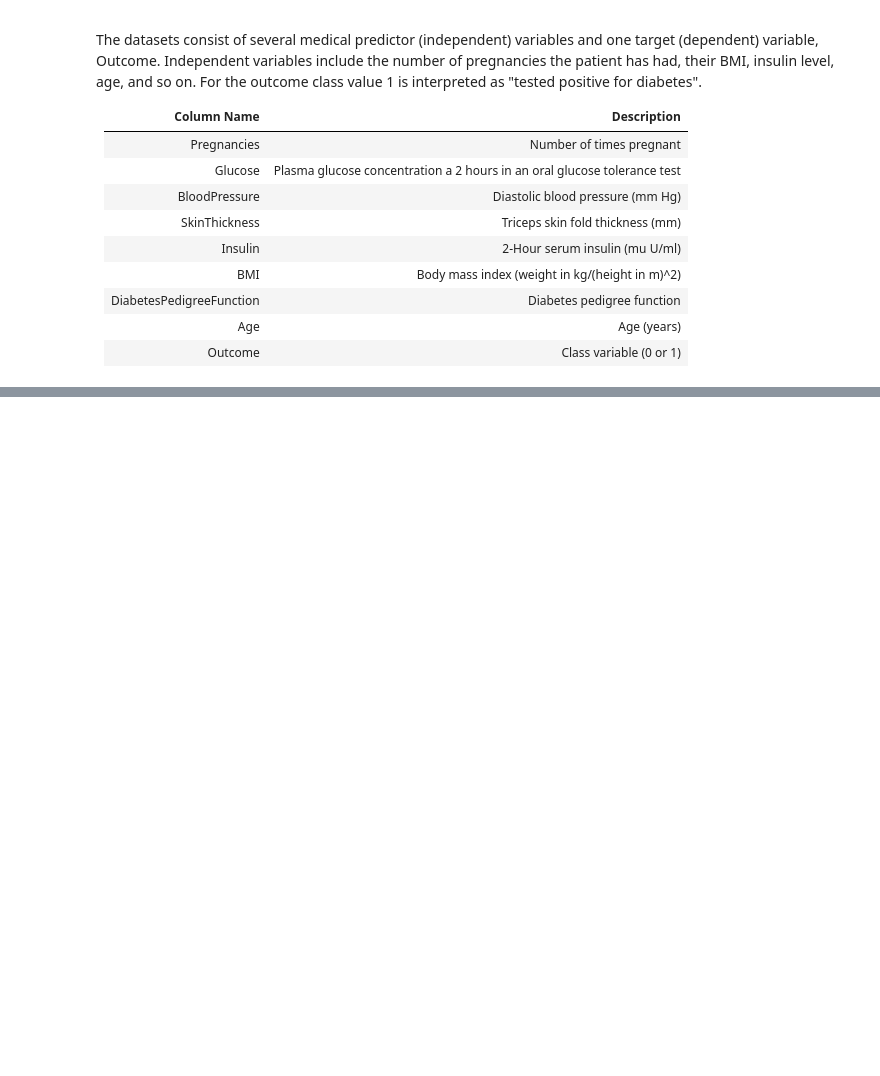
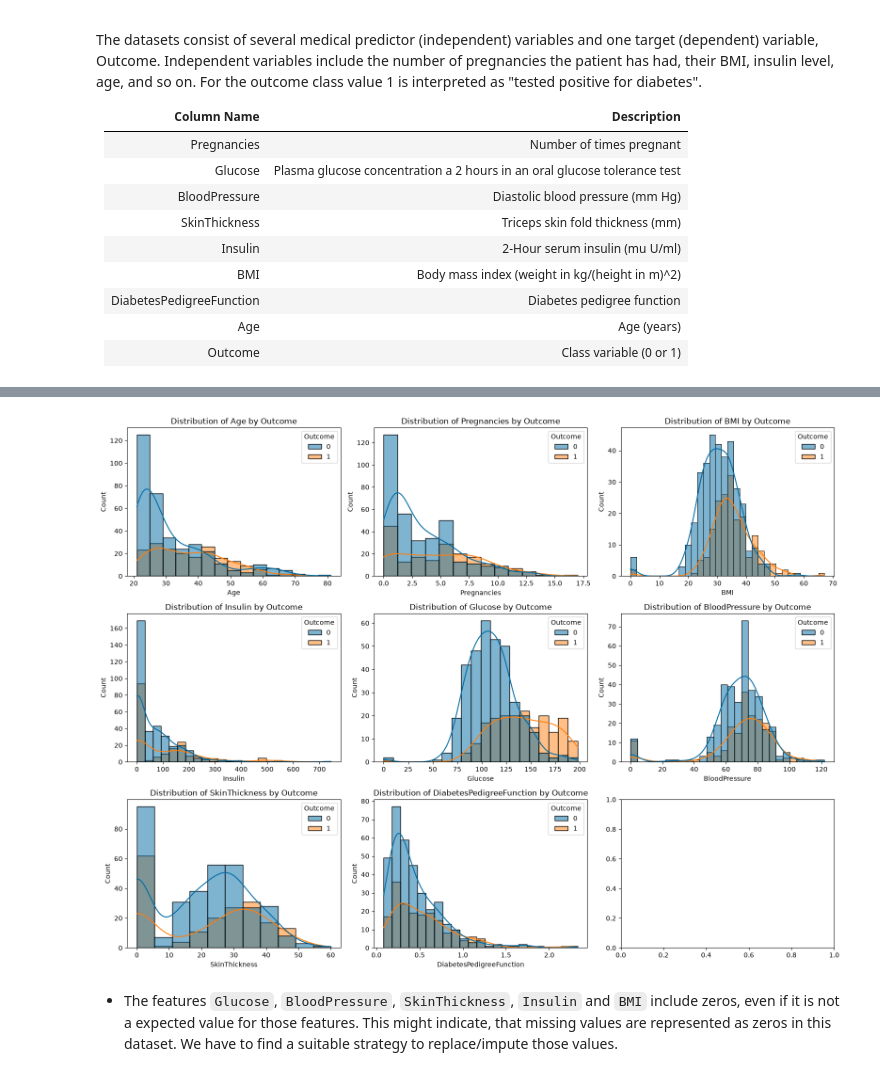
Before and after one commit to Maryam-Sajedi/ml-diabetes_challenge, a Jupyter notebook: 1_diabetes_challenge.ipynb, the cells around one changed output, grey strips where cells are left out. Drawn from its saved outputs; the diff is of its cells as text; code cells hidden in the pictures; blank space fills up the shorter version.

Commit message:
machine learning model to predict diabetes based on various health metrics. The code includes data preprocessing, model training, and evaluation steps. The changes made include:

```diff
--- a/1_diabetes_challenge.ipynb
+++ b/1_diabetes_challenge.ipynb
@@ -43,0 +73,6 @@ The datasets consist of several medical predictor (independent) variables and on
+# %%
+# Read the database connection string from the .env file
+load_dotenv()
+
+DB_STRING = os.getenv('DB_STRING')
+db = create_engine(DB_STRING)
@@ -43,0 +93,15 @@ The datasets consist of several medical predictor (independent) variables and on
+# %%
+# A SELECT * across the joins brings in the join keys (id, patientid) and the
+# measurement_date column, and Postgres lower-cases the names. Drop the keys and
+# restore the feature names the rest of the notebook expects.
+df = df.drop(columns=['id', 'patientid', 'measurement_date'])
+df = df.rename(columns={
+    'pregnancies': 'Pregnancies',
+    'glucose': 'Glucose',
+    'bloodpressure': 'BloodPressure',
+    'skinthickness': 'SkinThickness',
+    'insulin': 'Insulin',
+    'bmi': 'BMI',
+    'diabetespedigreefunction': 'DiabetesPedigreeFunction',
+    'outcome': 'Outcome',
+})
@@ -43,0 +173,6 @@ The datasets consist of several medical predictor (independent) variables and on
+# %%
+X = df.drop(columns=['Outcome'])
+y = df['Outcome']
+
+print(X.shape)   # (n_rows, 8)  -> 2 numbers = 2D
+print(y.shape)   # (n_rows,)    -> 1 number  = 1D
@@ -43,0 +182,7 @@ The datasets consist of several medical predictor (independent) variables and on
+# %%
+X_train, X_test, y_train, y_test = train_test_split(X, y, test_size=0.3, random_state=42, stratify=y)
+print(f"Training samples: {X_train.shape[0]}")
+print(f"Testing samples: {X_test.shape[0]}")
+print(f"Features: {X_train.shape[1]}")
+print(f"Target train: {y_train.value_counts()}")
+print(f"Target test: {y_test.value_counts()}")
@@ -43,0 +201,11 @@ The datasets consist of several medical predictor (independent) variables and on
+# %%
+# Plot distribution of features in the training set:
+fig, ax = plt.subplots(3, 3, figsize=(16, 12))
+for i, col in enumerate(X_train.columns):
+    sns.histplot(data=X_train, x=col, hue=y_train, ax=ax[i//3, i%3], kde=True)
+    ax[i//3, i%3].set_title(f'Distribution of {col} by Outcome')
+fig.tight_layout()
+# %% [output]
+[figure, added]
+# %% [markdown]
+* The features `Glucose`, `BloodPressure`, `SkinThickness`, `Insulin` and `BMI` include zeros, even if it is not a expected value for those features. This might indicate, that missing values are represented as zeros in this dataset. We have to find a suitable strategy to replace/impute those values.
```
Also changed, not shown: parts of 33 cells of this notebook, 3 other files.
